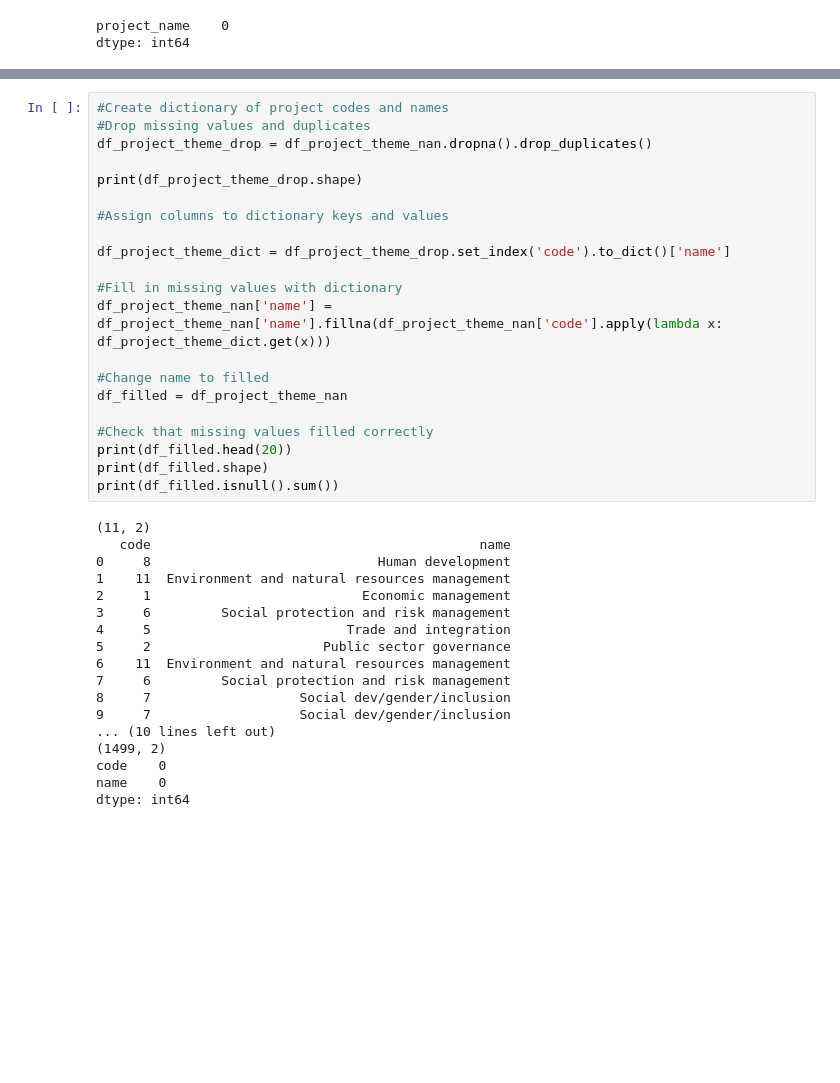
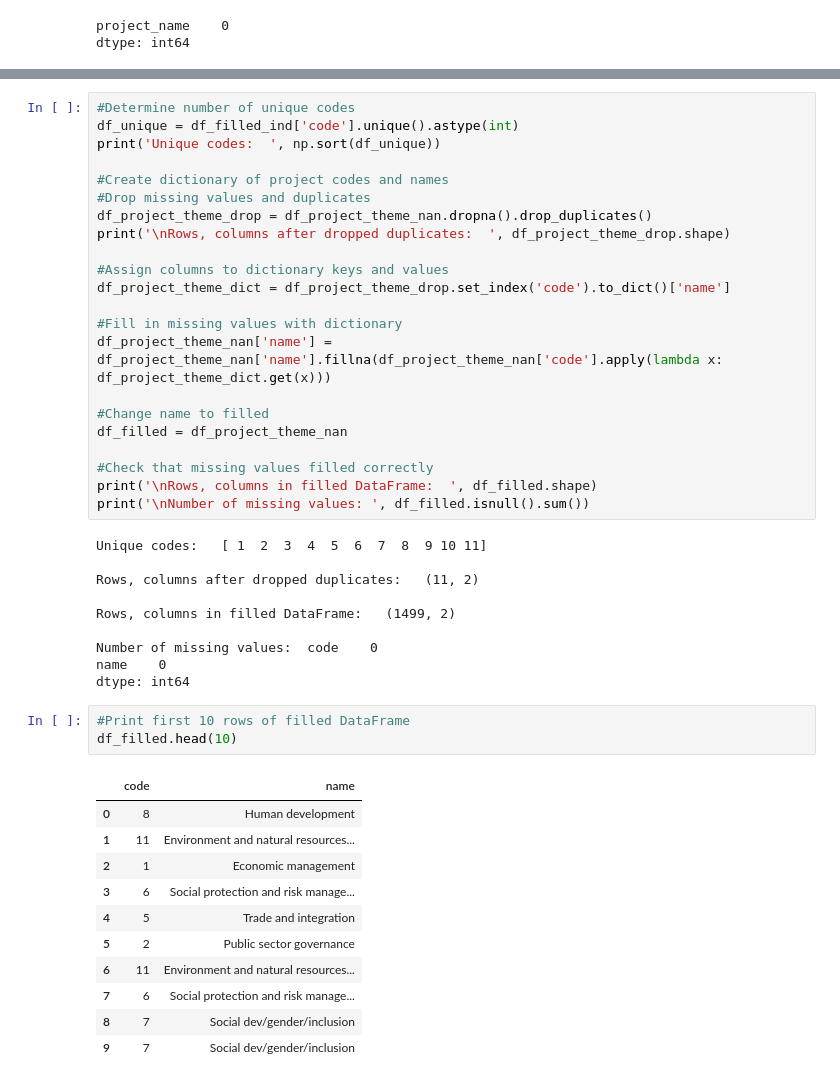
Before and after one commit to ValeryLynn/Springboard, a Jupyter notebook: ValeryLynn_json_exercise.ipynb, the cells around one changed output, grey strips where cells are left out. Saved outputs shown, nothing was run; the diff lists cells and outputs as text; blank space fills up the shorter version.

```diff
--- a/ValeryLynn_json_exercise.ipynb
+++ b/ValeryLynn_json_exercise.ipynb
@@ -262,12 +269,14 @@ dtype: int64
 # %%
+#Determine number of unique codes
+df_unique = df_filled_ind['code'].unique().astype(int)
+print('Unique codes:  ', np.sort(df_unique))
+
 #Create dictionary of project codes and names
 #Drop missing values and duplicates
 df_project_theme_drop = df_project_theme_nan.dropna().drop_duplicates()
-
-print(df_project_theme_drop.shape)
+print('\nRows, columns after dropped duplicates:  ', df_project_theme_drop.shape)
 
 #Assign columns to dictionary keys and values
-
 df_project_theme_dict = df_project_theme_drop.set_index('code').to_dict()['name']
 
 #Fill in missing values with dictionary
@@ -277,24 +286,30 @@ df_project_theme_nan['name'] = df_project_theme_nan['name'].fillna(df_project_th
 df_filled = df_project_theme_nan
 
 #Check that missing values filled correctly
-print(df_filled.head(20))
-print(df_filled.shape)
-print(df_filled.isnull().sum())
+print('\nRows, columns in filled DataFrame:  ', df_filled.shape)
+print('\nNumber of missing values: ', df_filled.isnull().sum())
 # %% [output]
-(11, 2)
-   code                                          name
-0     8                             Human development
-1    11  Environment and natural resources management
-2     1                           Economic management
-3     6         Social protection and risk management
-4     5                         Trade and integration
-5     2                      Public sector governance
-6    11  Environment and natural resources management
-7     6         Social protection and risk management
-8     7                   Social dev/gender/inclusion
-9     7                   Social dev/gender/inclusion
-... (10 lines left out)
-(1499, 2)
-code    0
+Unique codes:   [ 1  2  3  4  5  6  7  8  9 10 11]
+
+Rows, columns after dropped duplicates:   (11, 2)
+
+Rows, columns in filled DataFrame:   (1499, 2)
+
+Number of missing values:  code    0
 name    0
 dtype: int64
+# %%
+#Print first 10 rows of filled DataFrame
+df_filled.head(10)
+# %% [output]
+|  | code | name |
+| 0 | 8 | Human development |
+| 1 | 11 | Environment and natural resources... |
+| 2 | 1 | Economic management |
+| 3 | 6 | Social protection and risk manage... |
+| 4 | 5 | Trade and integration |
+| 5 | 2 | Public sector governance |
+| 6 | 11 | Environment and natural resources... |
+| 7 | 6 | Social protection and risk manage... |
+| 8 | 7 | Social dev/gender/inclusion |
+| 9 | 7 | Social dev/gender/inclusion |
```
Also changed, not shown: parts of 14 cells of this notebook.
